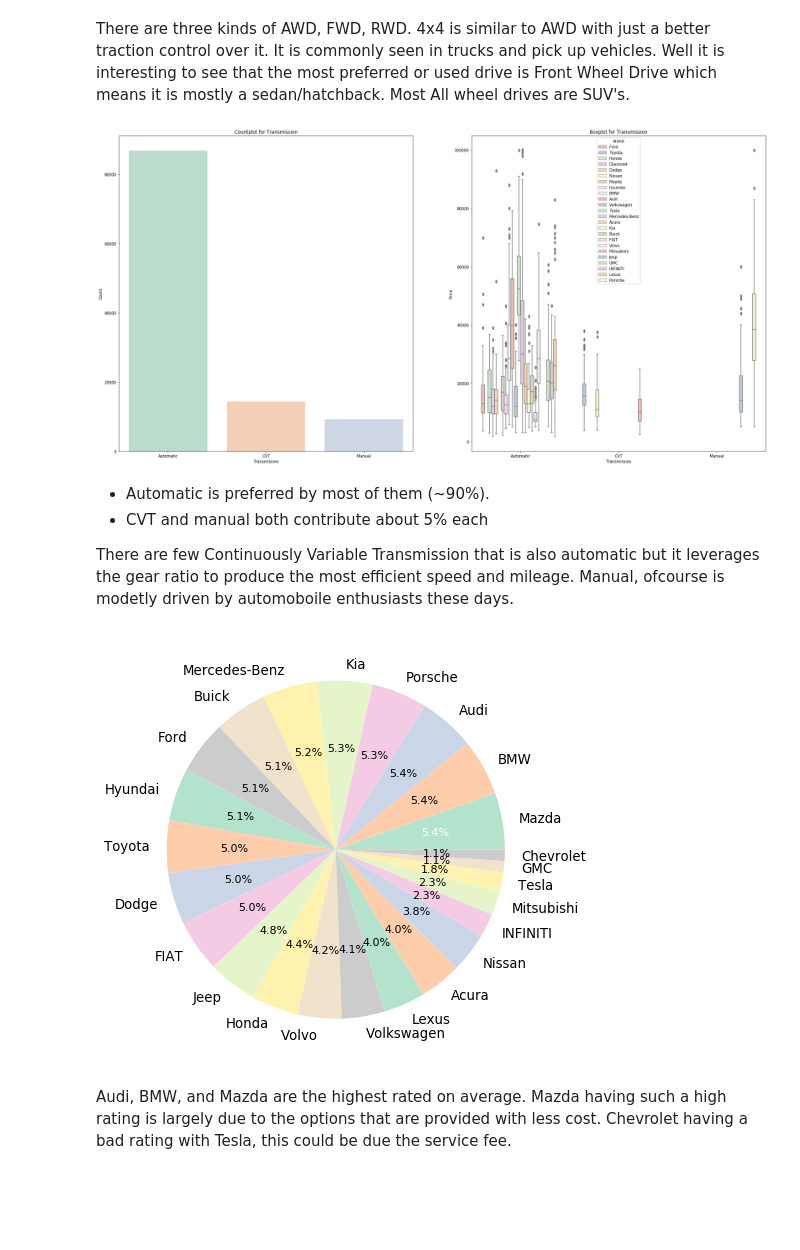
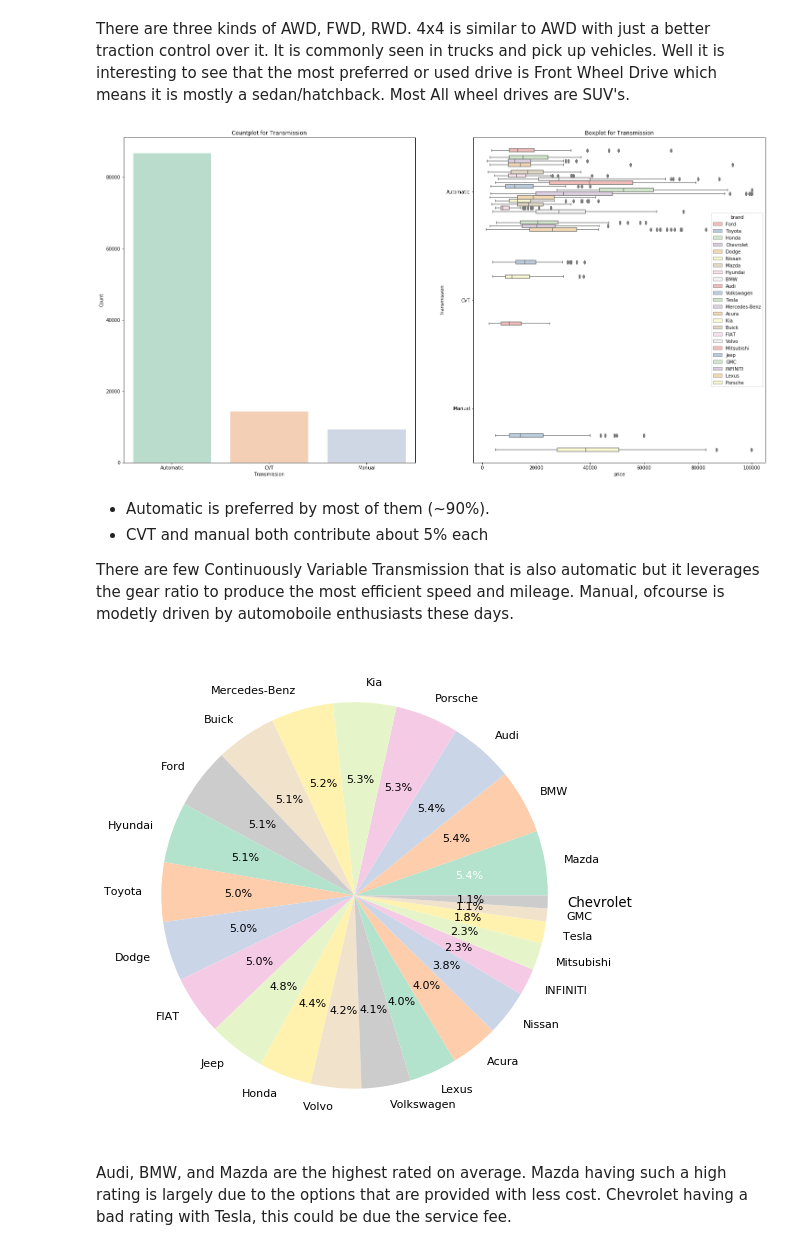
Before and after one commit to sajithgowthaman/Predicting-Car-Price-, a Jupyter notebook: Predicting_Price_Cars.com.ipynb, the cells around one changed output. Saved outputs shown, nothing was run; the diff lists cells and outputs as text; code cells hidden in the pictures; blank space fills up the shorter version.

```diff
--- a/Predicting_Price_Cars.com.ipynb
+++ b/Predicting_Price_Cars.com.ipynb
@@ -414,24 +414,24 @@ plt.show()
 There are three kinds of AWD, FWD, RWD. 4x4 is similar to AWD with just a better traction control over it. It is commonly seen in trucks and pick up vehicles. Well it is interesting to see that the most preferred or used drive is Front Wheel Drive which means it is mostly a sedan/hatchback. Most All wheel drives are SUV's.
 # %%
 #Drive and Transmission
-fig, axes = plt.subplots(1,2, figsize=(30,15))
+fig, axes = plt.subplots(1,2, figsize=(25,13))
 
 ax=axes[0]
 ax2 = sns.countplot(df.transmission, palette='Pastel2', ax=axes[0])
 ax2.set(
     xlabel="Transmission",
     ylabel="Count",
     title="Countplot for Transmission")
 
 ax=axes[1]
-ax1 = sns.boxplot(x=df.transmission, y=df.price, palette='Pastel1', hue=df.brand, ax=axes[1])
+ax1 = sns.boxplot(x=df.price, y=df.transmission, palette='Pastel1', hue=df.brand, ax=axes[1])
 ax1.set(
-    xlabel="Transmission",
-    ylabel="Price",
+    xlabel="price",
+    ylabel="Transmission",
     title="Boxplot for Transmission")
 plt.show()
 # %% [output]
-[figure, old version]
+[figure, new version]
 # %% [markdown]
 * Automatic is preferred by most of them (~90%).
 * CVT and manual both contribute about 5% each
@@ -445,19 +445,19 @@ count_df.sort_values('ratings', ascending=False, inplace=True)
 count_df = pd.DataFrame(count_df)
 
 #Pie chart for brandwise ratings
-fig, ax = plt.subplots(figsize=(10, 7), subplot_kw=dict(aspect="equal"), dpi= 80)
+fig, ax = plt.subplots(figsize=(15, 8), subplot_kw=dict(aspect="equal"), dpi= 80)
 patches, texts, autotexts = ax.pie(x=count_df.ratings, labels=count_df.brand,
        autopct='%1.1f%%',
       colors=sns.color_palette("Pastel2"))
 
-plt.setp(texts, size=12)
+plt.setp(texts, size=10)
 plt.setp(autotexts, size='medium')
 plt.setp(texts[-1], size='large')
 autotexts[0].set_color('white')
 
 plt.show()
 # %% [output]
-[figure, old version]
+[figure, new version]
 # %% [markdown]
 Audi, BMW, and Mazda are the highest rated on average. Mazda having such a high rating is largely due to the options that are provided with less cost. Chevrolet having a bad rating with Tesla, this could be due the service fee.
 # %%
```
Also changed, not shown: parts of 5 cells of this notebook.
